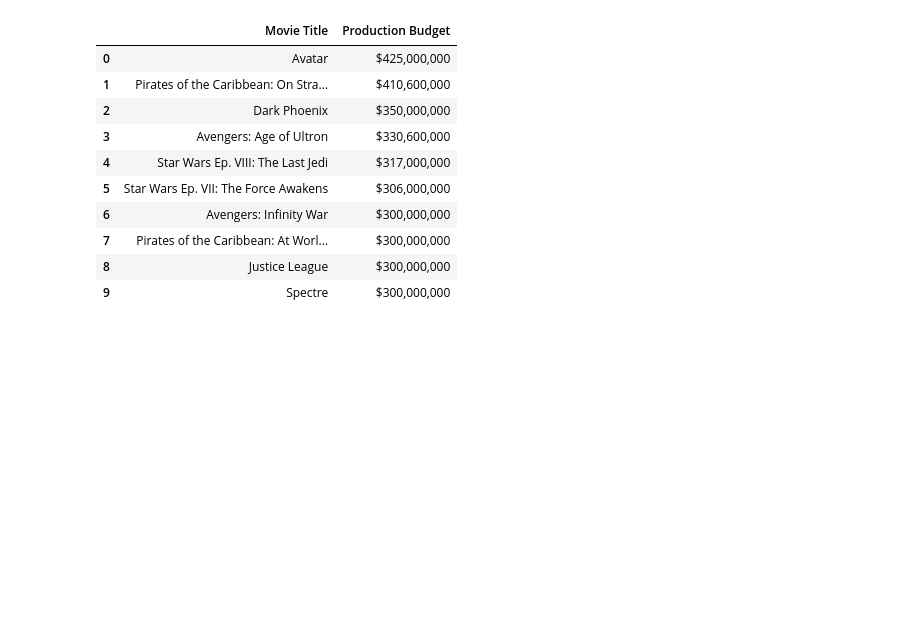
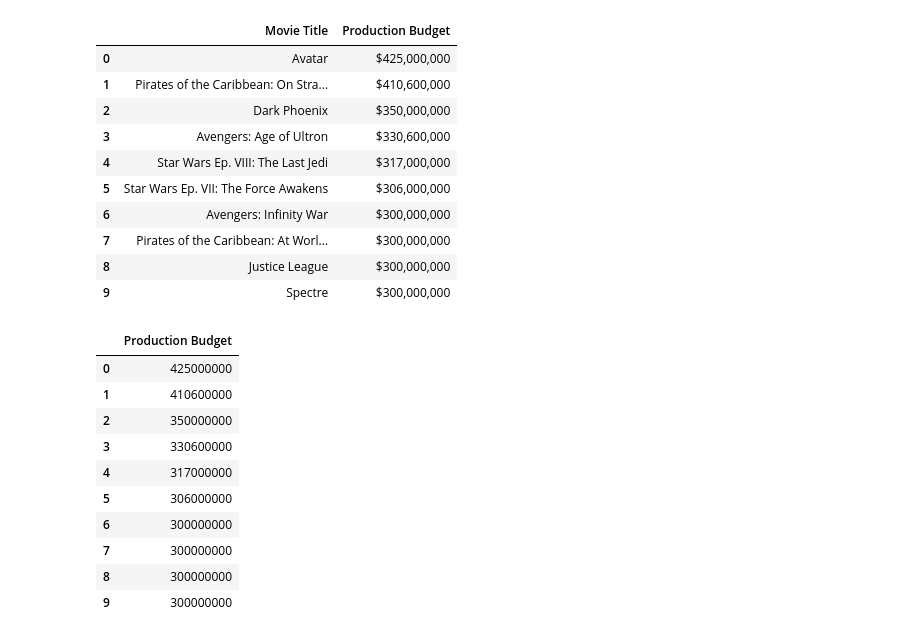
Before and after one commit to kagada01/dsc-mod-1-project-v2-1-online-ds-sp-000, a Jupyter notebook: student.ipynb, the cells around one changed output. Saved outputs shown, nothing was run; the diff lists cells and outputs as text; code cells hidden in the pictures; blank space fills up the shorter version.

Commit message:
added Production Budget Sort

```diff
--- a/student.ipynb
+++ b/student.ipynb
@@ -182,7 +197,7 @@ Text(0, 0.5, 'Grand Total Gross (Billions)')
 #Question 3: What are the most expensive movies to make?
 
 #Convert CSV file to DataFrame object and orient myself with the data
-df3 = pd.read_csv('/Users/DanKagan/Development/Flatiron_Assignments/online_datascience/mod_1/mod1_project/dsc-mod-1-project-v2-1-online-ds-sp-000/zippedData/tn.movie_budgets 2.csv')
+df3 = pd.read_csv('zippedData/tn.movie_budgets 2.csv')
 
 
 #Clean up DataFrame column names
@@ -194,9 +209,13 @@ df3 = df3.rename(columns={
     'worldwide_gross' : 'Worldwide Gross'
 })
 
+
+
 #Trim DataFrame object for easier viewing
 df3_prodb = df3.drop(['Domestic Gross','Worldwide Gross','Release Date', 'id'], axis=1)
 
+df3_prodb['Production Budget'].sort_values(ascending=False)
+
 df3_prodb.head(10)
 # %% [output]
 |  | Movie Title | Production Budget |
@@ -210,6 +229,25 @@ df3_prodb.head(10)
 | 7 | Pirates of the Caribbean: At Worl... | $300,000,000 |
 | 8 | Justice League | $300,000,000 |
 | 9 | Spectre | $300,000,000 |
+# %%
+#---------------Added Code to Sort Production Budget numerically---------------#
+#Not sure why it loses it's dataframe structure
+df3_prodb = df3_prodb['Production Budget'].str.replace("$","")
+df3_prodb = df3_prodb.str.replace(",","")
+df3_prodb = df3_prodb.astype(int).to_frame()
+df3_prodb.head(10)
+# %% [output]
+|  | Production Budget |
+| 0 | 425000000 |
+| 1 | 410600000 |
+| 2 | 350000000 |
+| 3 | 330600000 |
+| 4 | 317000000 |
+| 5 | 306000000 |
+| 6 | 300000000 |
+| 7 | 300000000 |
+| 8 | 300000000 |
+| 9 | 300000000 |
 # %%
 #-------------------------------------End-of-Question-3------------------------------------------#
 #------------------------------------------------------------------------------------------------#
```
Also changed, not shown: parts of 3 cells of this notebook, 1 other file.
